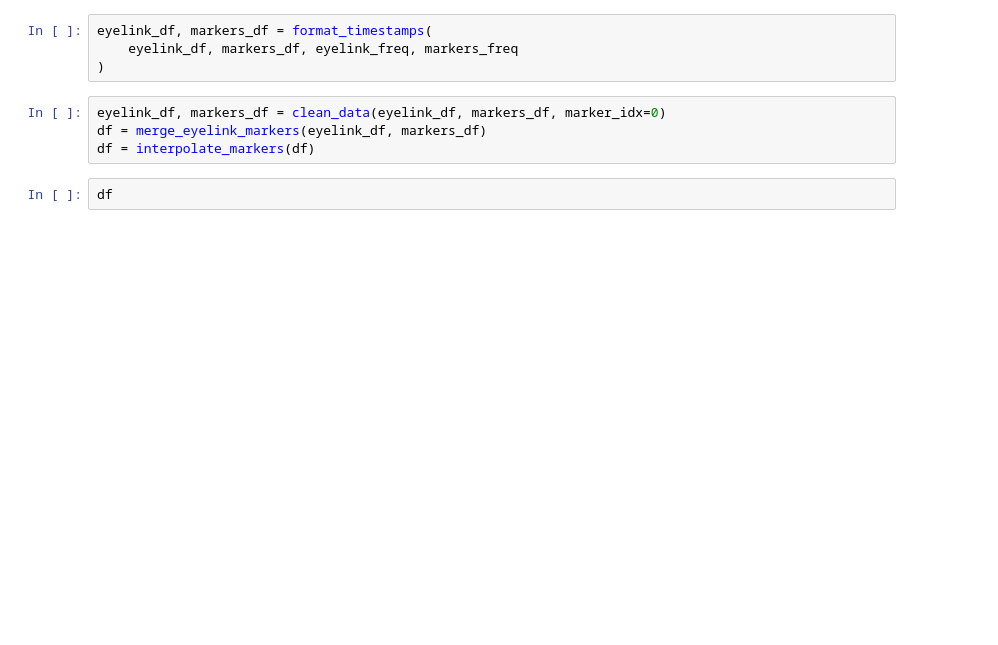
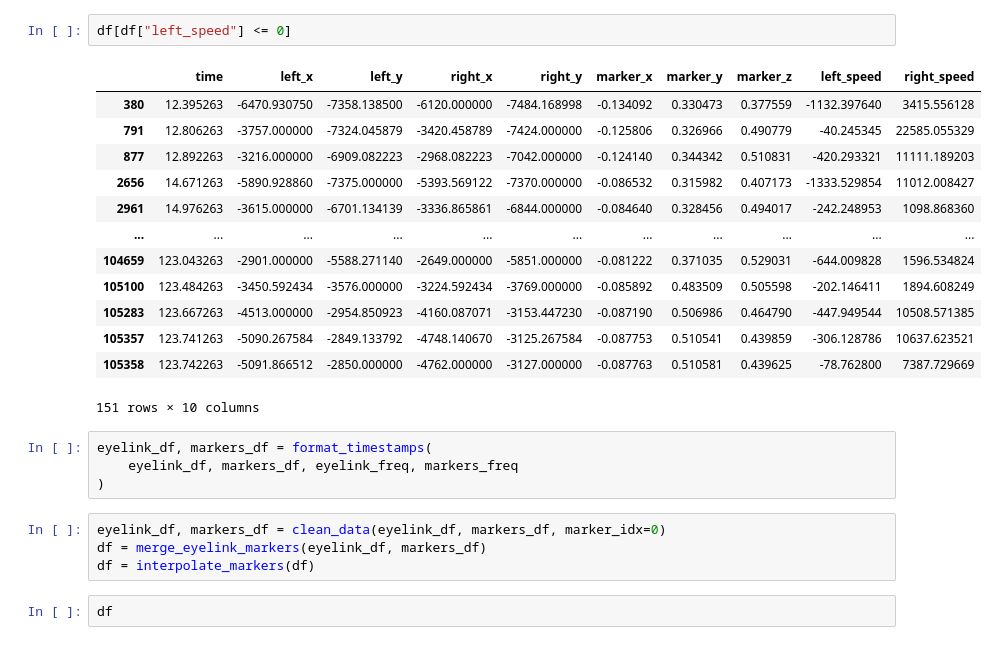
Before and after one commit to jazlab/tabletop, a Jupyter notebook: notebooks/eyelink_calibration.ipynb, the cells around one changed output. Drawn from its saved outputs; the diff is of its cells as text; blank space fills up the shorter version.

```diff
--- a/notebooks/eyelink_calibration.ipynb
+++ b/notebooks/eyelink_calibration.ipynb
@@ -36,3 +155,19 @@ markers_freq = config["preprocess"]["markers_freq"]
+# %%
+df[df["left_speed"] <= 0]
+# %% [output]
+|  | time | left_x | left_y | right_x | right_y | marker_x | marker_y | marker_z | left_speed | right_speed |
+| 380 | 12.395263 | -6470.930750 | -7358.138500 | -6120.000000 | -7484.168998 | -0.134092 | 0.330473 | 0.377559 | -1132.397640 | 3415.556128 |
+| 791 | 12.806263 | -3757.000000 | -7324.045879 | -3420.458789 | -7424.000000 | -0.125806 | 0.326966 | 0.490779 | -40.245345 | 22585.055329 |
+| 877 | 12.892263 | -3216.000000 | -6909.082223 | -2968.082223 | -7042.000000 | -0.124140 | 0.344342 | 0.510831 | -420.293321 | 11111.189203 |
+| 2656 | 14.671263 | -5890.928860 | -7375.000000 | -5393.569122 | -7370.000000 | -0.086532 | 0.315982 | 0.407173 | -1333.529854 | 11012.008427 |
+| 2961 | 14.976263 | -3615.000000 | -6701.134139 | -3336.865861 | -6844.000000 | -0.084640 | 0.328456 | 0.494017 | -242.248953 | 1098.868360 |
+| ... | ... | ... | ... | ... | ... | ... | ... | ... | ... | ... |
+| 104659 | 123.043263 | -2901.000000 | -5588.271140 | -2649.000000 | -5851.000000 | -0.081222 | 0.371035 | 0.529031 | -644.009828 | 1596.534824 |
+| 105100 | 123.484263 | -3450.592434 | -3576.000000 | -3224.592434 | -3769.000000 | -0.085892 | 0.483509 | 0.505598 | -202.146411 | 1894.608249 |
+| 105283 | 123.667263 | -4513.000000 | -2954.850923 | -4160.087071 | -3153.447230 | -0.087190 | 0.506986 | 0.464790 | -447.949544 | 10508.571385 |
+| 105357 | 123.741263 | -5090.267584 | -2849.133792 | -4748.140670 | -3125.267584 | -0.087753 | 0.510541 | 0.439859 | -306.128786 | 10637.623521 |
+| 105358 | 123.742263 | -5091.866512 | -2850.000000 | -4762.000000 | -3127.000000 | -0.087763 | 0.510581 | 0.439625 | -78.762800 | 7387.729669 |
+151 rows × 10 columns
 # %%
 eyelink_df, markers_df = format_timestamps(
     eyelink_df, markers_df, eyelink_freq, markers_freq
```
Also changed, not shown: parts of 9 cells of this notebook, 14 other files.
